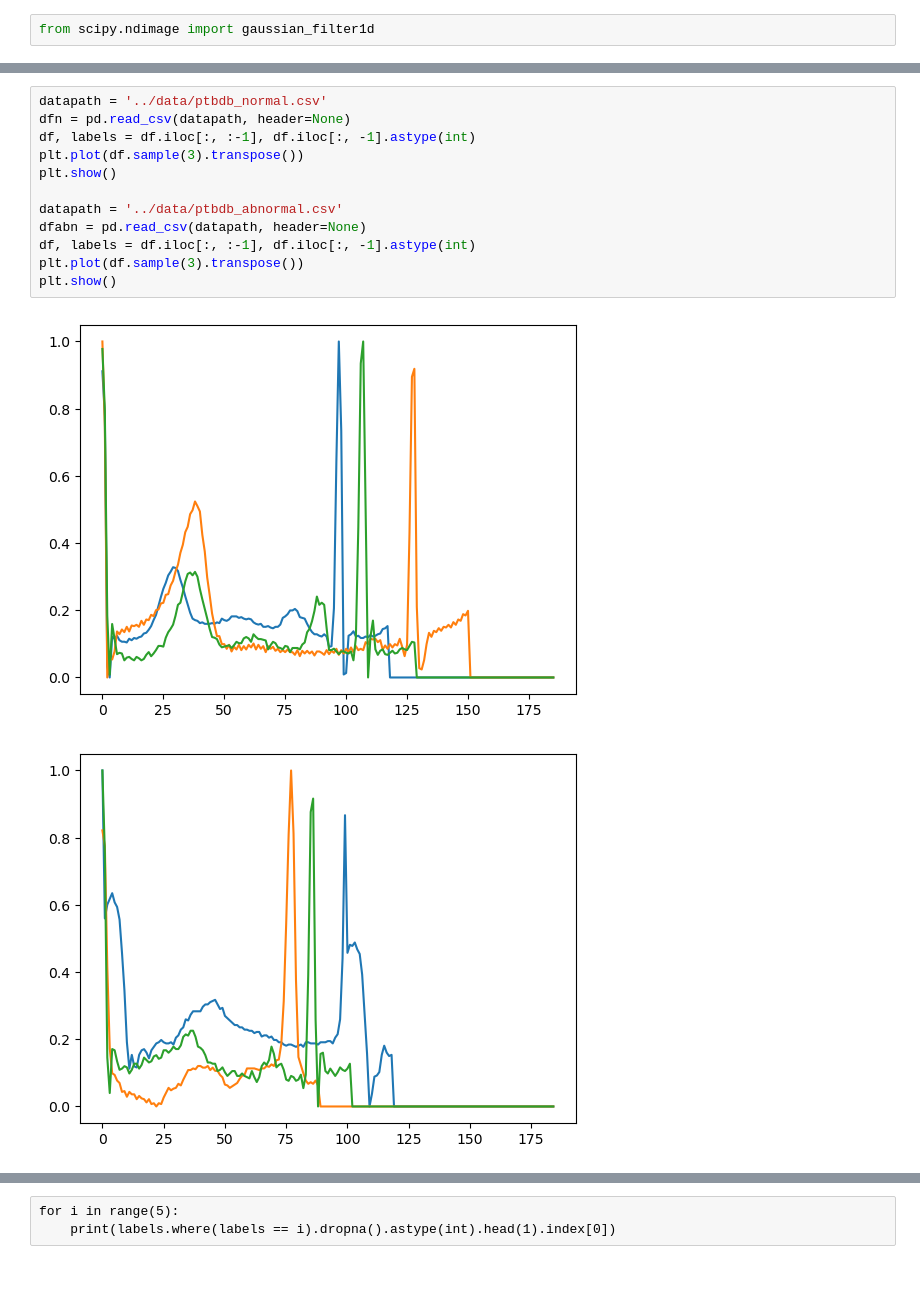
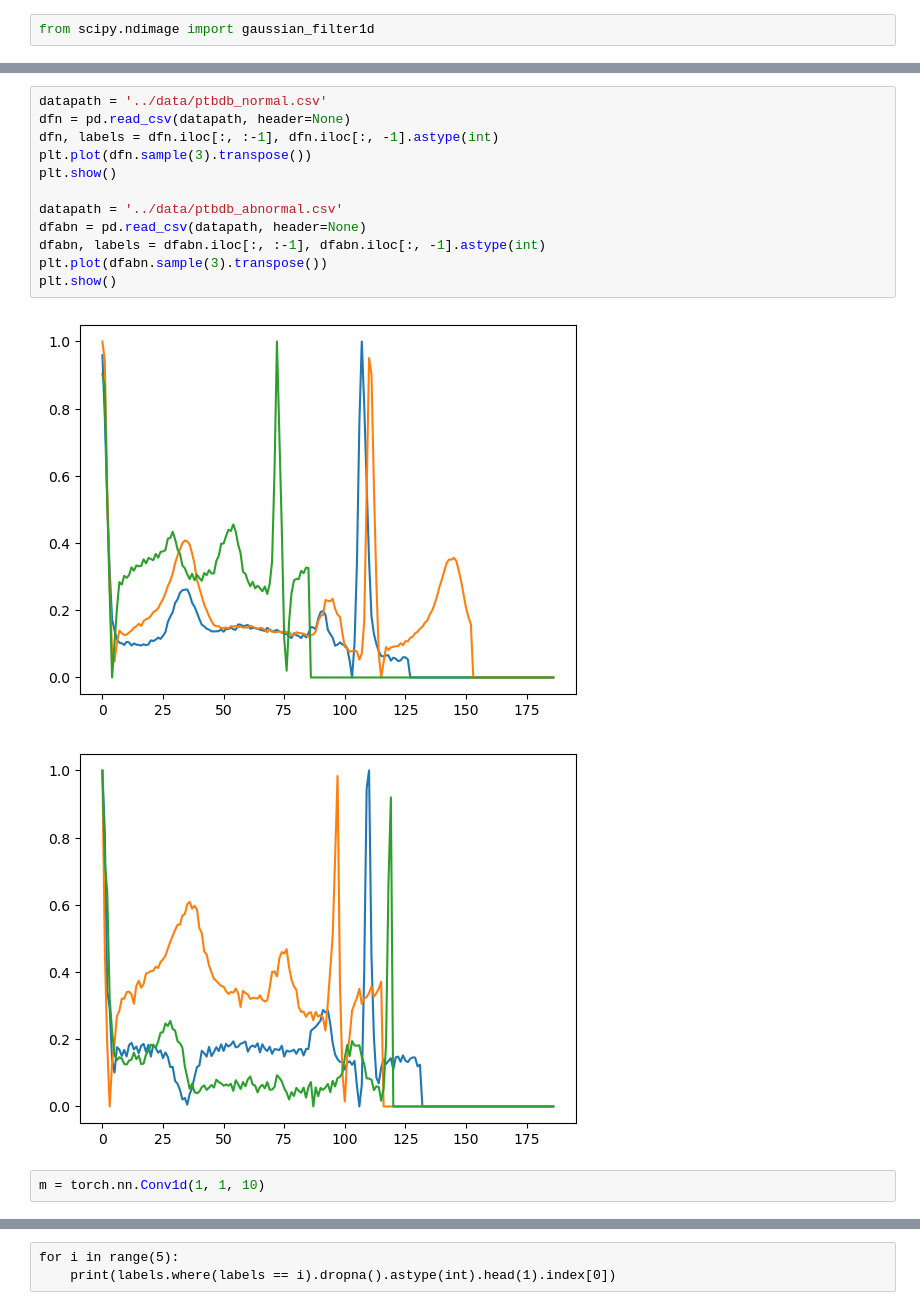
Before and after one commit to jorgenriseth/deepshape, a Jupyter notebook: notebooks/Heartbeat.ipynb, the cells around one changed output, grey strips where cells are left out. Cells and saved outputs as stored; diff of their text form; blank space fills up the shorter version.

```diff
--- a/notebooks/Heartbeat.ipynb
+++ b/notebooks/Heartbeat.ipynb
@@ -32,15 +32,17 @@ plt.show()
 # %%
 datapath = '../data/ptbdb_normal.csv'
 dfn = pd.read_csv(datapath, header=None)
-df, labels = df.iloc[:, :-1], df.iloc[:, -1].astype(int)
-plt.plot(df.sample(3).transpose())
+dfn, labels = dfn.iloc[:, :-1], dfn.iloc[:, -1].astype(int)
+plt.plot(dfn.sample(3).transpose())
 plt.show()
 
 datapath = '../data/ptbdb_abnormal.csv'
 dfabn = pd.read_csv(datapath, header=None)
-df, labels = df.iloc[:, :-1], df.iloc[:, -1].astype(int)
-plt.plot(df.sample(3).transpose())
+dfabn, labels = dfabn.iloc[:, :-1], dfabn.iloc[:, -1].astype(int)
+plt.plot(dfabn.sample(3).transpose())
 plt.show()
 # %% [output]
-[figure, old version]
+[figure, new version]
-[figure, old version]
+[figure, new version]
+# %%
+m = torch.nn.Conv1d(1, 1, 10)
```
Also changed, not shown: parts of 17 cells of this notebook, 2 other files.
